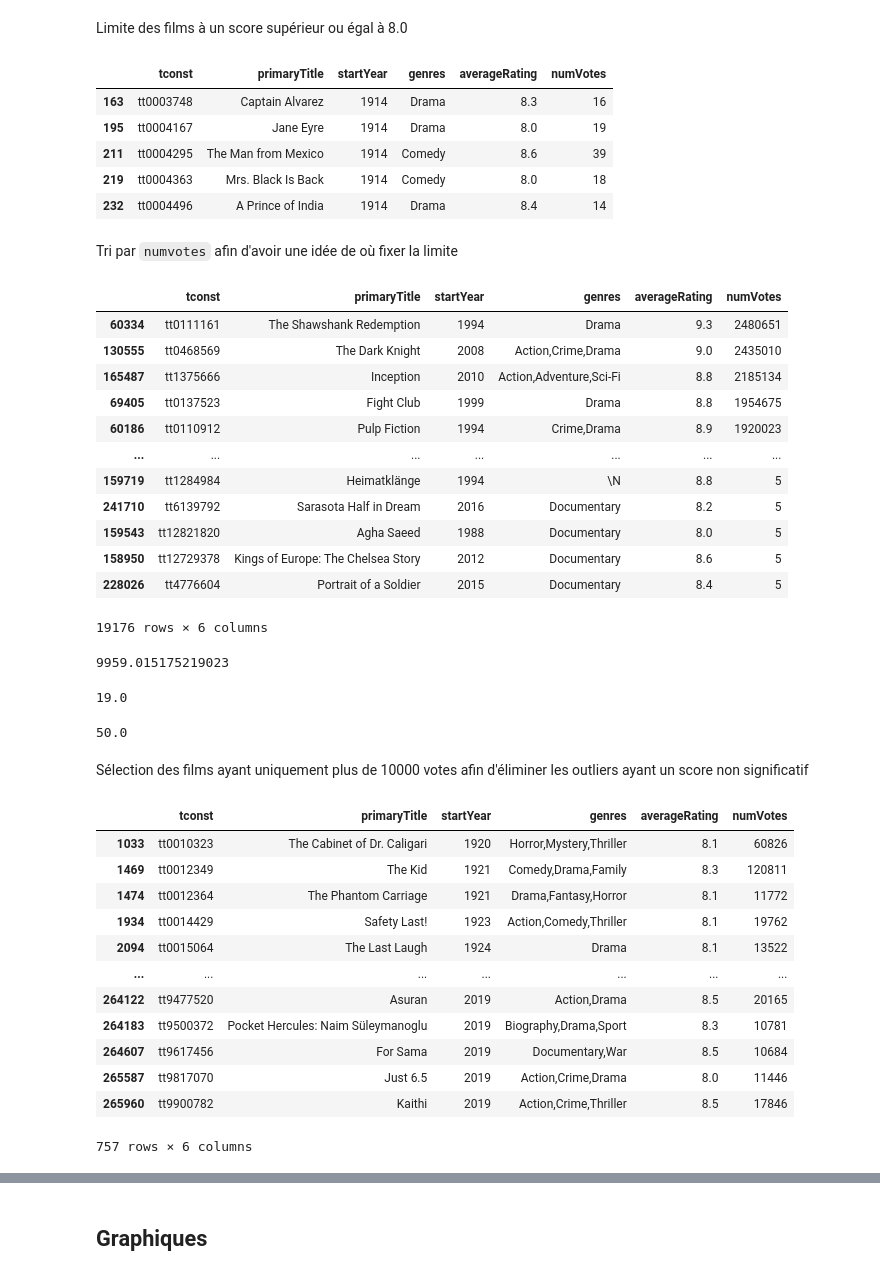
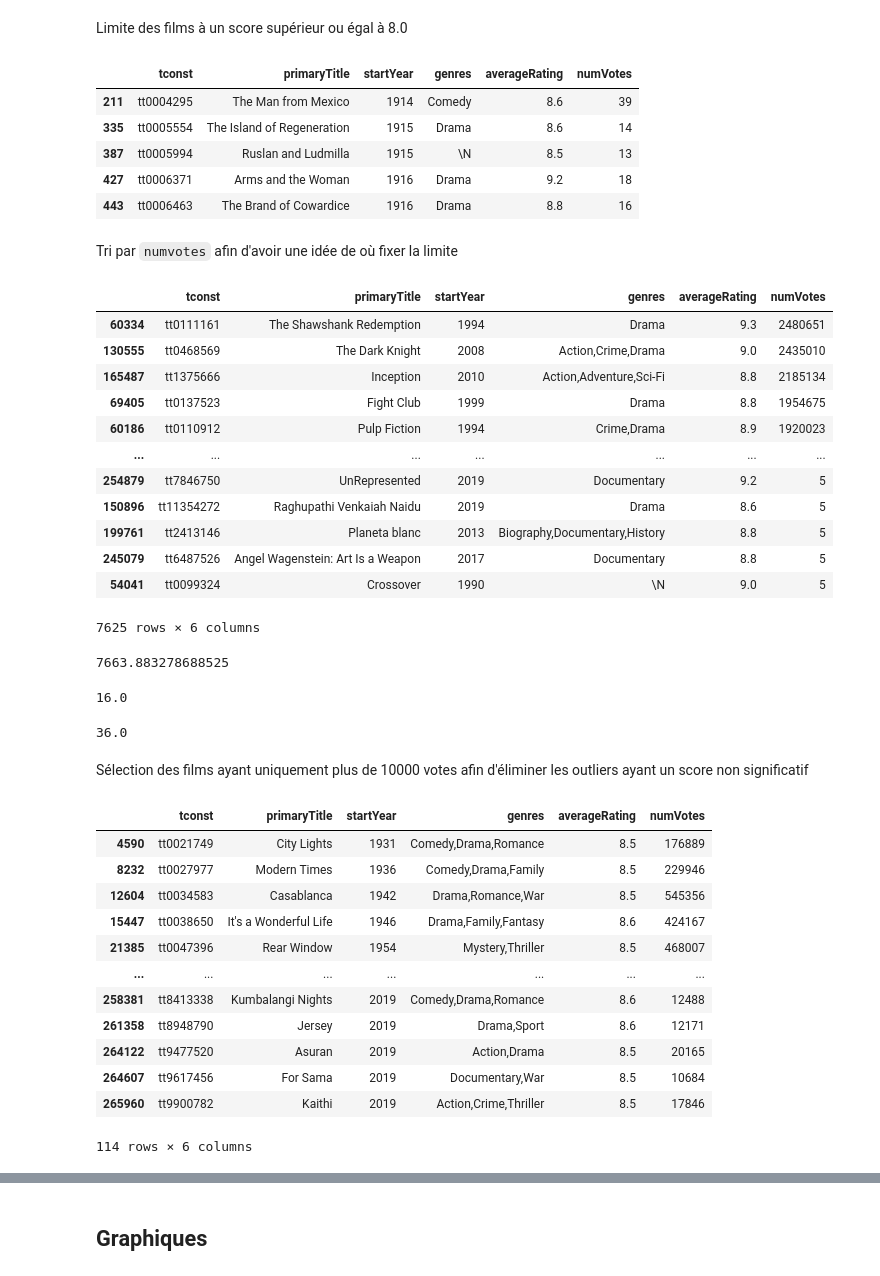
Before and after one commit to CathieLC/Wild_movie_project, a Jupyter notebook: Guillaume/ratings_data.ipynb, the cells around one changed output, grey strips where cells are left out. Saved outputs shown, nothing was run; the diff lists cells and outputs as text; code cells hidden in the pictures.

```diff
--- a/Guillaume/ratings_data.ipynb
+++ b/Guillaume/ratings_data.ipynb
@@ -102,15 +102,15 @@ movies_ratings.head()
 # %% [markdown]
 Limite des films à un score supérieur ou égal à 8.0
 # %%
-movies_ratings_top = movies_ratings[movies_ratings['averageRating'] >= 8.0]
+movies_ratings_top = movies_ratings[movies_ratings['averageRating'] >= 8.5]
 movies_ratings_top.head()
 # %% [output]
 |  | tconst | primaryTitle | startYear | genres | averageRating | numVotes |
-| 163 | tt0003748 | Captain Alvarez | 1914 | Drama | 8.3 | 16 |
-| 195 | tt0004167 | Jane Eyre | 1914 | Drama | 8.0 | 19 |
 | 211 | tt0004295 | The Man from Mexico | 1914 | Comedy | 8.6 | 39 |
-| 219 | tt0004363 | Mrs. Black Is Back | 1914 | Comedy | 8.0 | 18 |
-| 232 | tt0004496 | A Prince of India | 1914 | Drama | 8.4 | 14 |
+| 335 | tt0005554 | The Island of Regeneration | 1915 | Drama | 8.6 | 14 |
+| 387 | tt0005994 | Ruslan and Ludmilla | 1915 | \N | 8.5 | 13 |
+| 427 | tt0006371 | Arms and the Woman | 1916 | Drama | 9.2 | 18 |
+| 443 | tt0006463 | The Brand of Cowardice | 1916 | Drama | 8.8 | 16 |
 # %% [markdown]
 Tri par `numvotes` afin d'avoir une idée de où fixer la limite
 # %%
@@ -123,24 +123,24 @@ movies_ratings_top.sort_values(by=['numVotes'], ascending=False)
 | 69405 | tt0137523 | Fight Club | 1999 | Drama | 8.8 | 1954675 |
 | 60186 | tt0110912 | Pulp Fiction | 1994 | Crime,Drama | 8.9 | 1920023 |
 | ... | ... | ... | ... | ... | ... | ... |
-| 159719 | tt1284984 | Heimatklänge | 1994 | \N | 8.8 | 5 |
-| 241710 | tt6139792 | Sarasota Half in Dream | 2016 | Documentary | 8.2 | 5 |
-| 159543 | tt12821820 | Agha Saeed | 1988 | Documentary | 8.0 | 5 |
-| 158950 | tt12729378 | Kings of Europe: The Chelsea Story | 2012 | Documentary | 8.6 | 5 |
-| 228026 | tt4776604 | Portrait of a Soldier | 2015 | Documentary | 8.4 | 5 |
+| 254879 | tt7846750 | UnRepresented | 2019 | Documentary | 9.2 | 5 |
+| 150896 | tt11354272 | Raghupathi Venkaiah Naidu | 2019 | Drama | 8.6 | 5 |
+| 199761 | tt2413146 | Planeta blanc | 2013 | Biography,Documentary,History | 8.8 | 5 |
+| 245079 | tt6487526 | Angel Wagenstein: Art Is a Weapon | 2017 | Documentary | 8.8 | 5 |
+| 54041 | tt0099324 | Crossover | 1990 | \N | 9.0 | 5 |
-19176 rows × 6 columns
+7625 rows × 6 columns
 # %%
 movies_ratings_top['numVotes'].mean()
 # %% [output]
-9959.015175219023
+7663.883278688525
 # %%
 movies_ratings_top['numVotes'].median()
 # %% [output]
-19.0
+16.0
 # %%
 movies_ratings_top['numVotes'].quantile(0.75)
 # %% [output]
-50.0
+36.0
 # %% [markdown]
 Sélection des films ayant uniquement plus de 10000 votes afin d'éliminer les outliers ayant un score non significatif
 # %%
@@ -148,18 +148,18 @@ movies_ratings_top = movies_ratings_top.loc[movies_ratings_top['numVotes'] >= 10
 movies_ratings_top
 # %% [output]
 |  | tconst | primaryTitle | startYear | genres | averageRating | numVotes |
-| 1033 | tt0010323 | The Cabinet of Dr. Caligari | 1920 | Horror,Mystery,Thriller | 8.1 | 60826 |
-| 1469 | tt0012349 | The Kid | 1921 | Comedy,Drama,Family | 8.3 | 120811 |
-| 1474 | tt0012364 | The Phantom Carriage | 1921 | Drama,Fantasy,Horror | 8.1 | 11772 |
-| 1934 | tt0014429 | Safety Last! | 1923 | Action,Comedy,Thriller | 8.1 | 19762 |
-| 2094 | tt0015064 | The Last Laugh | 1924 | Drama | 8.1 | 13522 |
+| 4590 | tt0021749 | City Lights | 1931 | Comedy,Drama,Romance | 8.5 | 176889 |
+| 8232 | tt0027977 | Modern Times | 1936 | Comedy,Drama,Family | 8.5 | 229946 |
+| 12604 | tt0034583 | Casablanca | 1942 | Drama,Romance,War | 8.5 | 545356 |
+| 15447 | tt0038650 | It's a Wonderful Life | 1946 | Drama,Family,Fantasy | 8.6 | 424167 |
+| 21385 | tt0047396 | Rear Window | 1954 | Mystery,Thriller | 8.5 | 468007 |
 | ... | ... | ... | ... | ... | ... | ... |
+| 258381 | tt8413338 | Kumbalangi Nights | 2019 | Comedy,Drama,Romance | 8.6 | 12488 |
+| 261358 | tt8948790 | Jersey | 2019 | Drama,Sport | 8.6 | 12171 |
 | 264122 | tt9477520 | Asuran | 2019 | Action,Drama | 8.5 | 20165 |
-| 264183 | tt9500372 | Pocket Hercules: Naim Süleymanoglu | 2019 | Biography,Drama,Sport | 8.3 | 10781 |
 | 264607 | tt9617456 | For Sama | 2019 | Documentary,War | 8.5 | 10684 |
-| 265587 | tt9817070 | Just 6.5 | 2019 | Action,Crime,Drama | 8.0 | 11446 |
 | 265960 | tt9900782 | Kaithi | 2019 | Action,Crime,Thriller | 8.5 | 17846 |
-757 rows × 6 columns
+114 rows × 6 columns
 # %%
 movies_ratings_top[['mainGenre', 'secondaryGenres']] = movies_ratings['genres'].str.split(',', n=1, expand=True)
 movies_ratings_top
```
Also changed, not shown: parts of 4 cells of this notebook, 2 other files.
